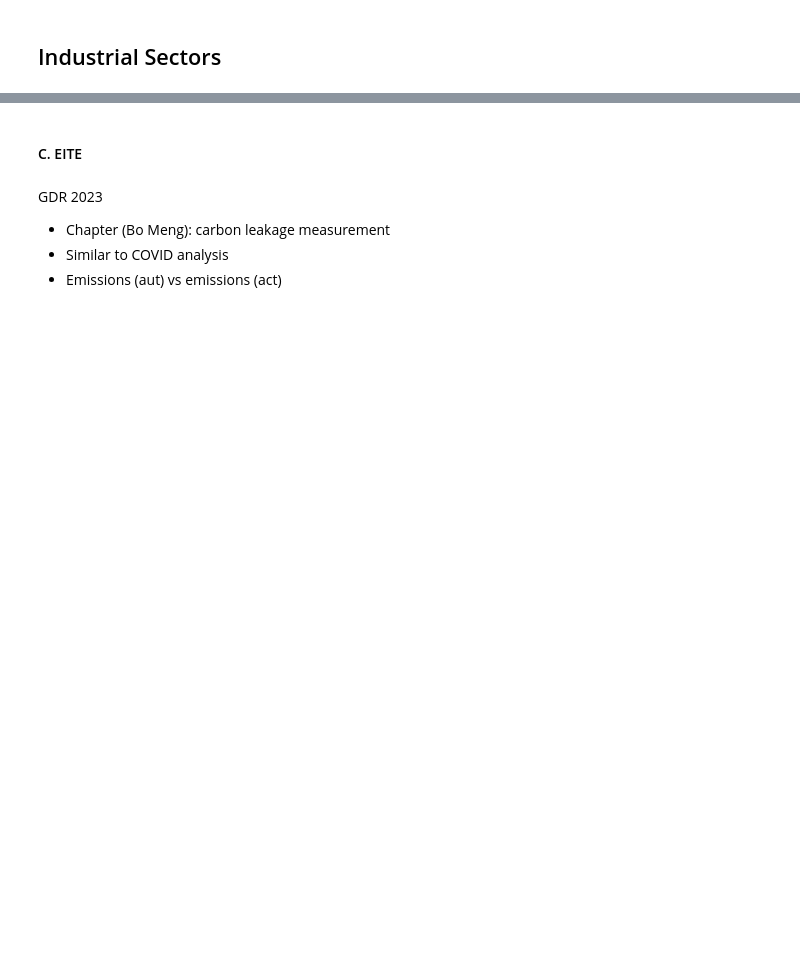
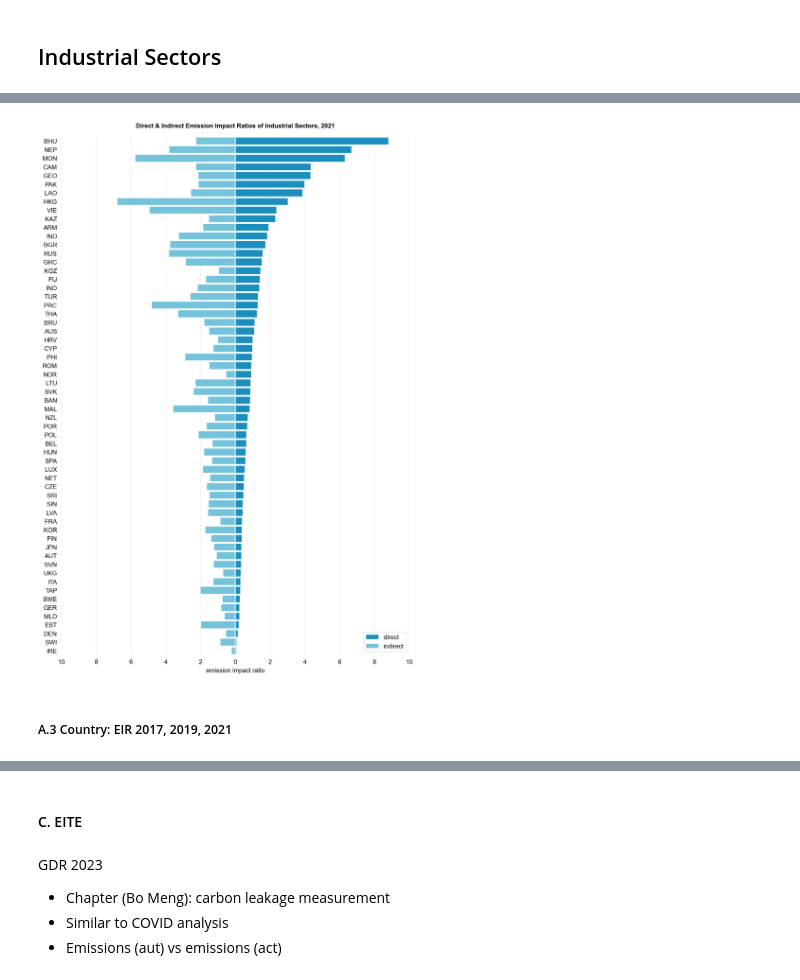
Before and after one commit to janinepdevera/eemrio, a Jupyter notebook: codes/industry.ipynb, the cells around one changed output, grey strips where cells are left out. Drawn from its saved outputs; the diff is of its cells as text; code cells hidden in the pictures; blank space fills up the shorter version.

```diff
--- a/codes/industry.ipynb
+++ b/codes/industry.ipynb
@@ -370,0 +240,31 @@ sns.despine(left=True, bottom=True)
+# %%
+ordered_df = ei_asia.sort_values(by='d_eir', ascending=False)
+
+positive_values = ordered_df["d_eir"].values
+negative_values = -ordered_df["i_eir"].values
+
+f, ax = plt.subplots(figsize=(10, 15), dpi=200)
+
+sns.barplot(x=positive_values, y="country", data=ordered_df, color="#0099d8", label="direct", ax=ax, zorder=2)
+sns.barplot(x=negative_values, y="country", data=ordered_df, color="#63ccec", label="indirect", ax=ax, zorder=2)
+
+plt.axvline(x=0, color='white')
+plt.grid(axis='x', color='#EBEBEB')
+xticks = [-10, -8, -6, -4, -2, 0, 2, 4, 6, 8, 10]
+xticklabels = [f"{abs(val):.0f}" for val in xticks]
+plt.xticks(xticks, xticklabels, fontsize=10)
+plt.yticks(fontsize=10)
+plt.tick_params(left=False, bottom=False)
+plt.xlabel('emission impact ratio', fontsize=10)
+plt.ylabel('')
+plt.title('Direct & Indirect Emission Impact Ratios of Industrial Sectors, 2021', y=1.01, fontsize=10, fontweight='bold')
+
+legend = plt.legend(fontsize=10, loc='lower right')
+legend.get_frame().set_edgecolor('#DDDDDD')
+
+sns.despine(left=True, bottom=True)
+plt.show()
+# %% [output]
+[figure, added]
+# %% [markdown]
+##### A.3 Country: EIR 2017, 2019, 2021
```
Also changed, not shown: parts of 71 cells of this notebook.
